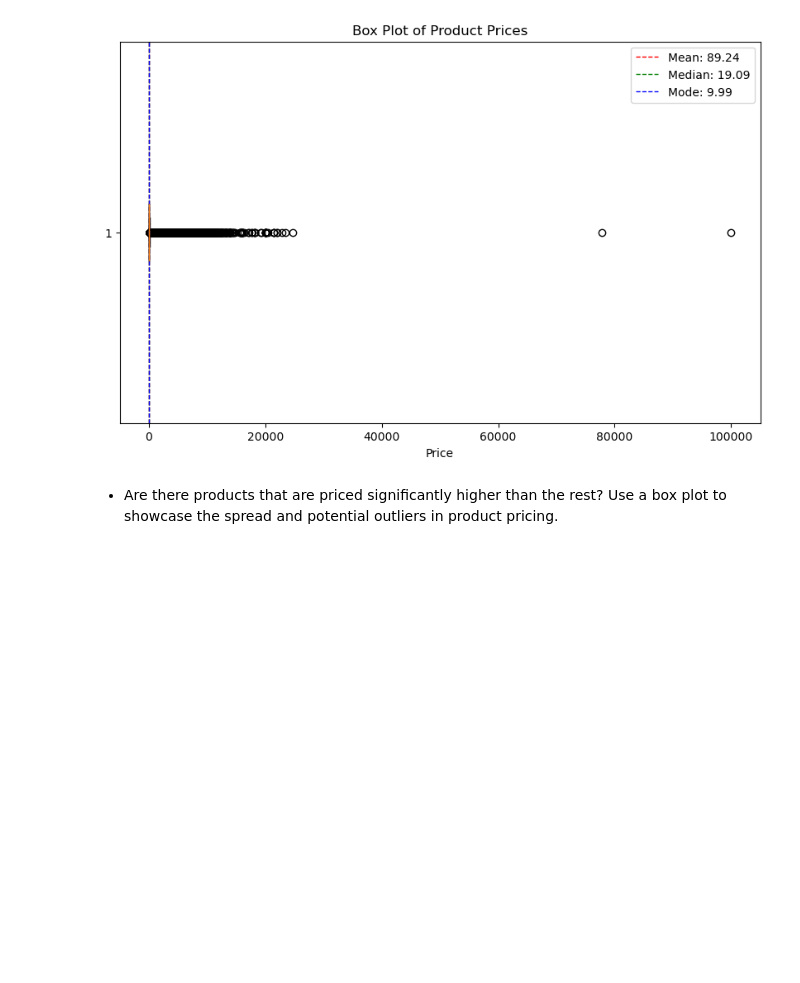
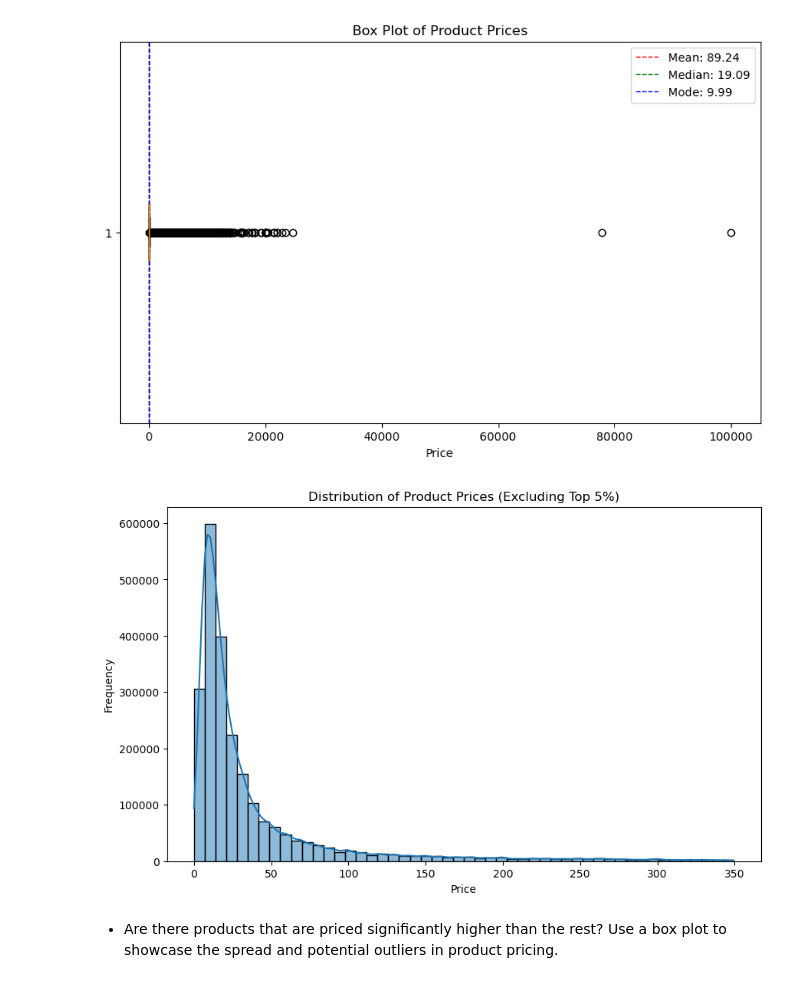
Before and after one commit to jesuserro/lab-eda-univariate, a Jupyter notebook: main.ipynb, the cells around one changed output. Cells and saved outputs as stored; diff of their text form; code cells hidden in the pictures; blank space fills up the shorter version.

```diff
--- a/main.ipynb
+++ b/main.ipynb
@@ -142,6 +142,29 @@ plt.legend()
 plt.show()
 # %% [output]
 [figure]
+# %%
+# Existencia de atípicos, eliminamos outliers:
+
+amazon95 = df['price'].quantile(0.95) # 349.5 is the 95th percentile of the product prices.
+
+# Esto significa que el 95% de los productos cuestan menos de 349.5, mientras que el 5% más caro cuesta más.
+
+# Filter out the top 5% of the product prices.
+# Se filtran los productos cuyo precio es mayor que amazon95 (349.5).
+top_5_percent_prices = df[df['price'] > amazon95]
+top_5_percent_prices.head()
+
+df_filtrado = df[df['price'] < amazon95]
+
+# histplot df_filtrado['price']
+plt.figure(figsize=(10, 6))
+sns.histplot(df_filtrado['price'], bins=50, kde=True)
+plt.title('Distribution of Product Prices (Excluding Top 5%)')
+plt.xlabel('Price')
+plt.ylabel('Frequency')
+plt.show()
+# %% [output]
+[figure, added]
 # %% [markdown]
 - Are there products that are priced significantly higher than the rest? Use a box plot to showcase the spread and potential outliers in product pricing.
 # %% [markdown]
```
